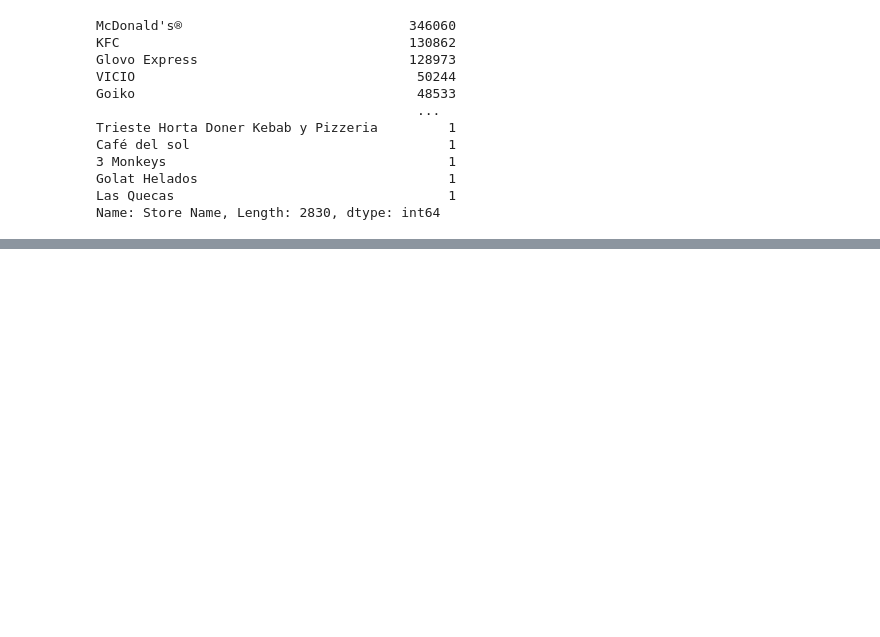
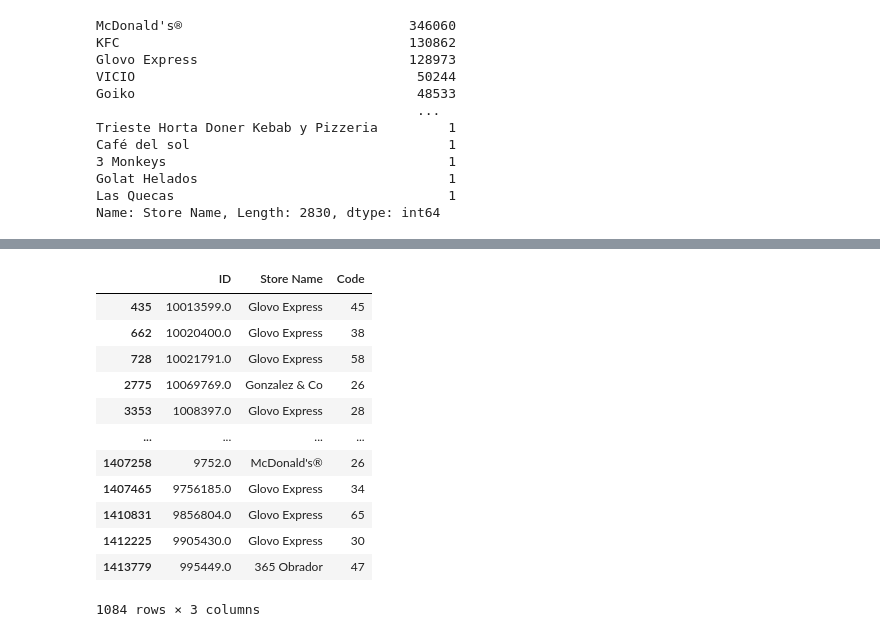
Before and after one commit to nathygonzalez/PR08-final-project-recommendation-system, a Jupyter notebook: Data Exploration.ipynb, the cells around one changed output, grey strips where cells are left out. Cells and saved outputs as stored; diff of their text form; code cells hidden in the pictures; blank space fills up the shorter version.

```diff
--- a/Data Exploration.ipynb
+++ b/Data Exploration.ipynb
@@ -322,0 +336,17 @@ yes
+# %%
+df_min_orders = df_orders[df_orders['Code']>=25]
+df_min_orders
+# %% [output]
+|  | ID | Store Name | Code |
+| 435 | 10013599.0 | Glovo Express | 45 |
+| 662 | 10020400.0 | Glovo Express | 38 |
+| 728 | 10021791.0 | Glovo Express | 58 |
+| 2775 | 10069769.0 | Gonzalez & Co | 26 |
+| 3353 | 1008397.0 | Glovo Express | 28 |
+| ... | ... | ... | ... |
+| 1407258 | 9752.0 | McDonald's® | 26 |
+| 1407465 | 9756185.0 | Glovo Express | 34 |
+| 1410831 | 9856804.0 | Glovo Express | 65 |
+| 1412225 | 9905430.0 | Glovo Express | 30 |
+| 1413779 | 995449.0 | 365 Obrador | 47 |
+1084 rows × 3 columns
```
Also changed, not shown: parts of 23 cells of this notebook.
